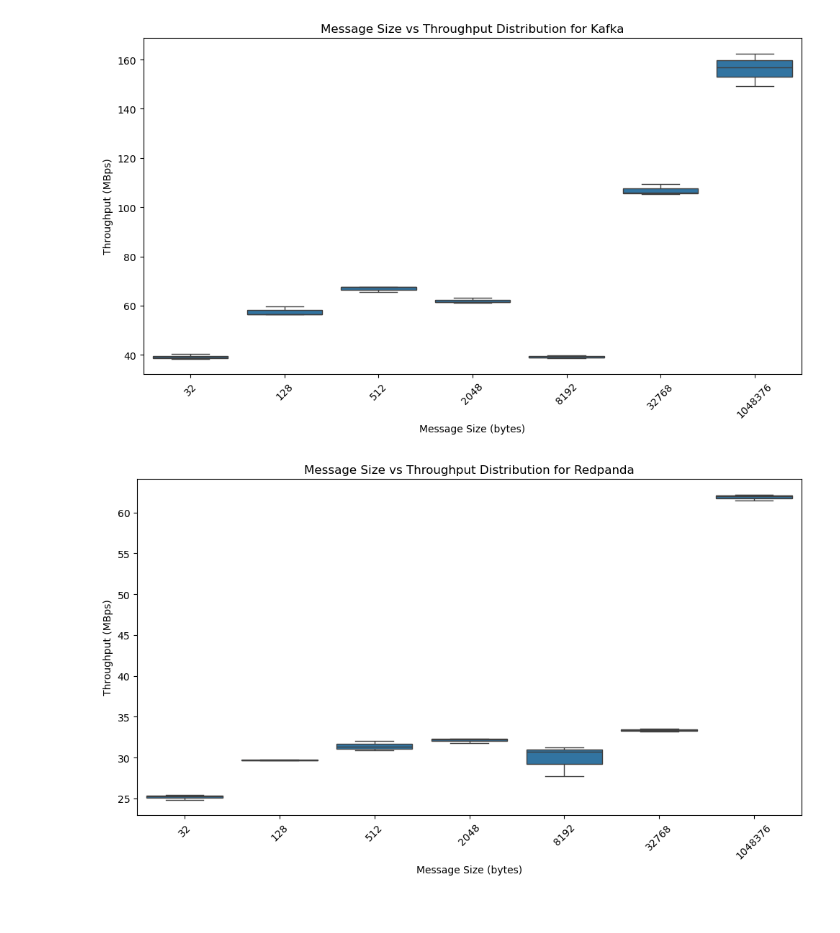
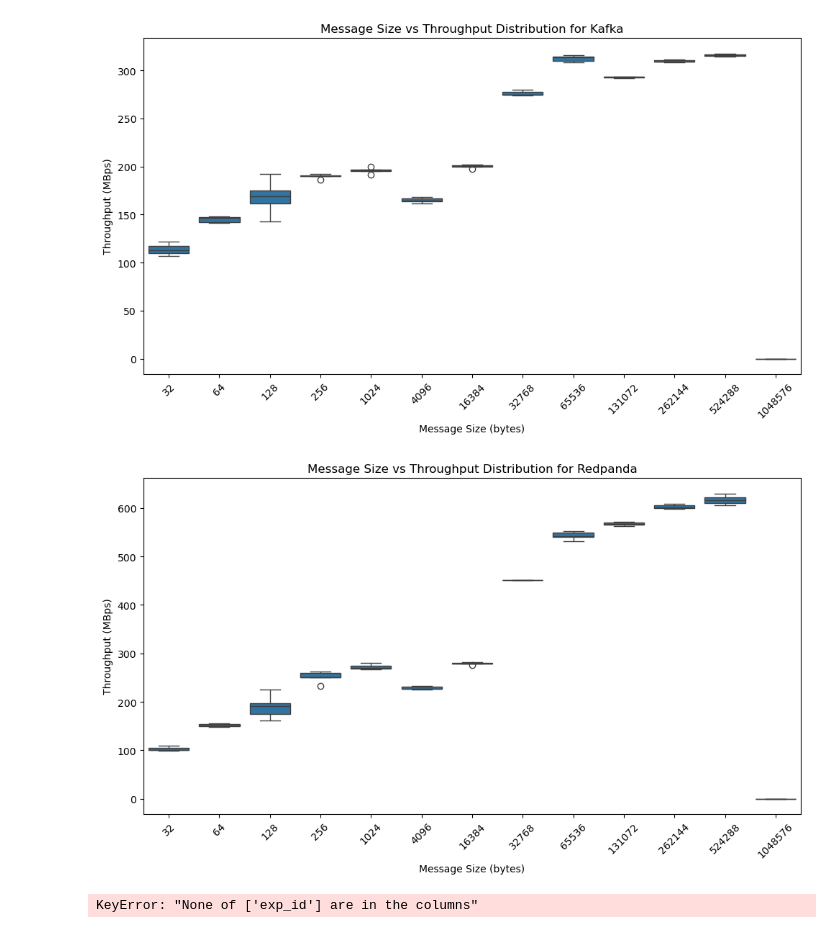
Before and after one commit to stream-energy/greenflow, a Jupyter notebook: plots/5-messageSize.ipynb, the cells around one changed output. Saved outputs shown, nothing was run; the diff lists cells and outputs as text; code cells hidden in the pictures.

```diff
--- a/plots/5-messageSize.ipynb
+++ b/plots/5-messageSize.ipynb
@@ -64,0 +67,9 @@ taurus_1 = an.full_analytical_pipeline(cluster="taurus", **common)
+# %%
+safety_analysis(ovhnvme_1)
+# %% [output]
+[figure, added]
+[figure, added]
+# %%
+grappe_1 = an.full_analytical_pipeline(cluster="grappe", **common)
+# %% [output]
+KeyError: "None of ['exp_id'] are in the columns"
@@ -67,5 +79,0 @@ taurus_1 = an.full_analytical_pipeline(cluster="taurus", **common)
-# %%
-safety_analysis(taurus_1)
-# %% [output]
-[figure, removed]
-[figure, removed]
```
Also changed, not shown: parts of 3 cells of this notebook, 3 other files.
